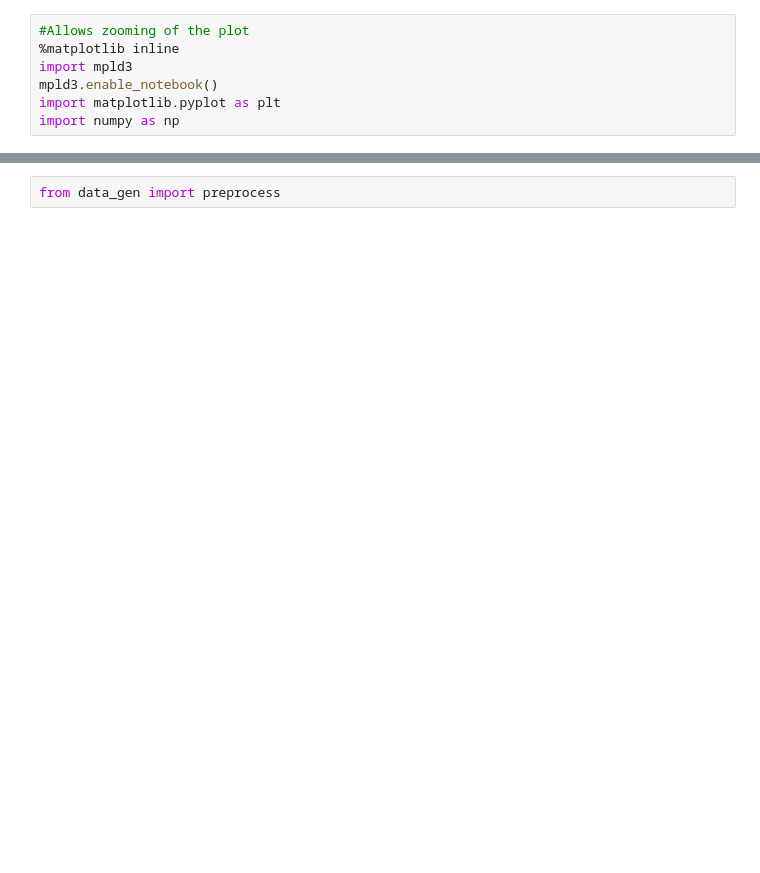
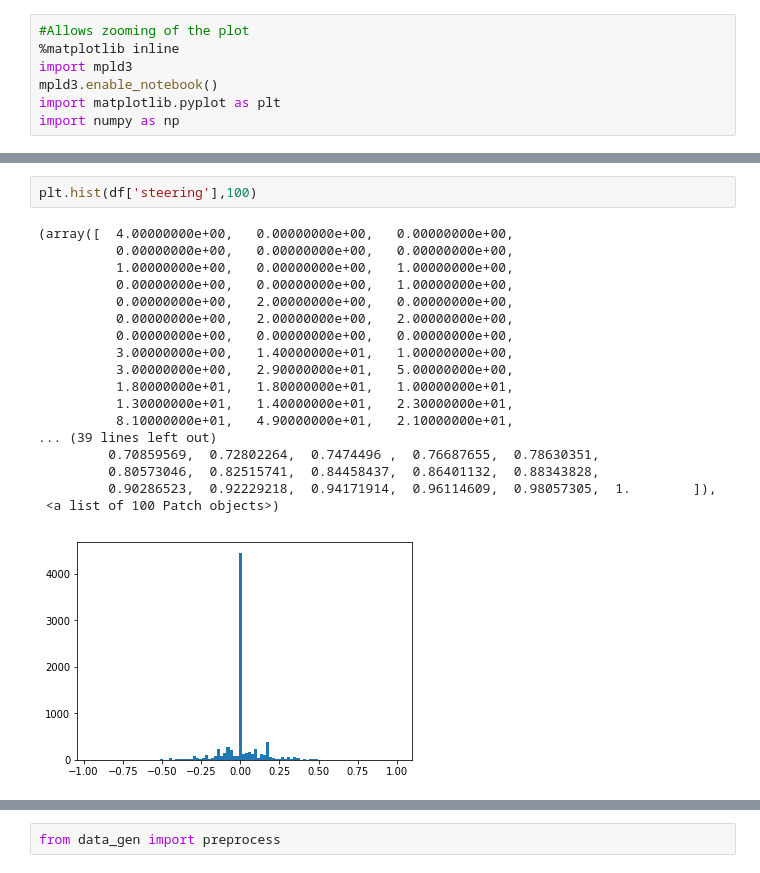
Before and after one commit to kalyanramu/CarND-BehavioralCloning-P3, a Jupyter notebook: PredictSteerAngle.ipynb, the cells around one changed output, grey strips where cells are left out. Cells and saved outputs as stored; diff of their text form; blank space fills up the shorter version.

```diff
--- a/PredictSteerAngle.ipynb
+++ b/PredictSteerAngle.ipynb
@@ -12,0 +32,21 @@ display(df)
+# %%
+plt.hist(df['steering'],100)
+# %% [output]
+(array([  4.00000000e+00,   0.00000000e+00,   0.00000000e+00,
+          0.00000000e+00,   0.00000000e+00,   0.00000000e+00,
+          1.00000000e+00,   0.00000000e+00,   1.00000000e+00,
+          0.00000000e+00,   0.00000000e+00,   1.00000000e+00,
+          0.00000000e+00,   2.00000000e+00,   0.00000000e+00,
+          0.00000000e+00,   2.00000000e+00,   2.00000000e+00,
+          0.00000000e+00,   0.00000000e+00,   0.00000000e+00,
+          3.00000000e+00,   1.40000000e+01,   1.00000000e+00,
+          3.00000000e+00,   2.90000000e+01,   5.00000000e+00,
+          1.80000000e+01,   1.80000000e+01,   1.00000000e+01,
+          1.30000000e+01,   1.40000000e+01,   2.30000000e+01,
+          8.10000000e+01,   4.90000000e+01,   2.10000000e+01,
+... (39 lines left out)
+         0.70859569,  0.72802264,  0.7474496 ,  0.76687655,  0.78630351,
+         0.80573046,  0.82515741,  0.84458437,  0.86401132,  0.88343828,
+         0.90286523,  0.92229218,  0.94171914,  0.96114609,  0.98057305,  1.        ]),
+ <a list of 100 Patch objects>)
+[figure, added]
```
Also changed, not shown: parts of 16 cells of this notebook, 2 other files.
